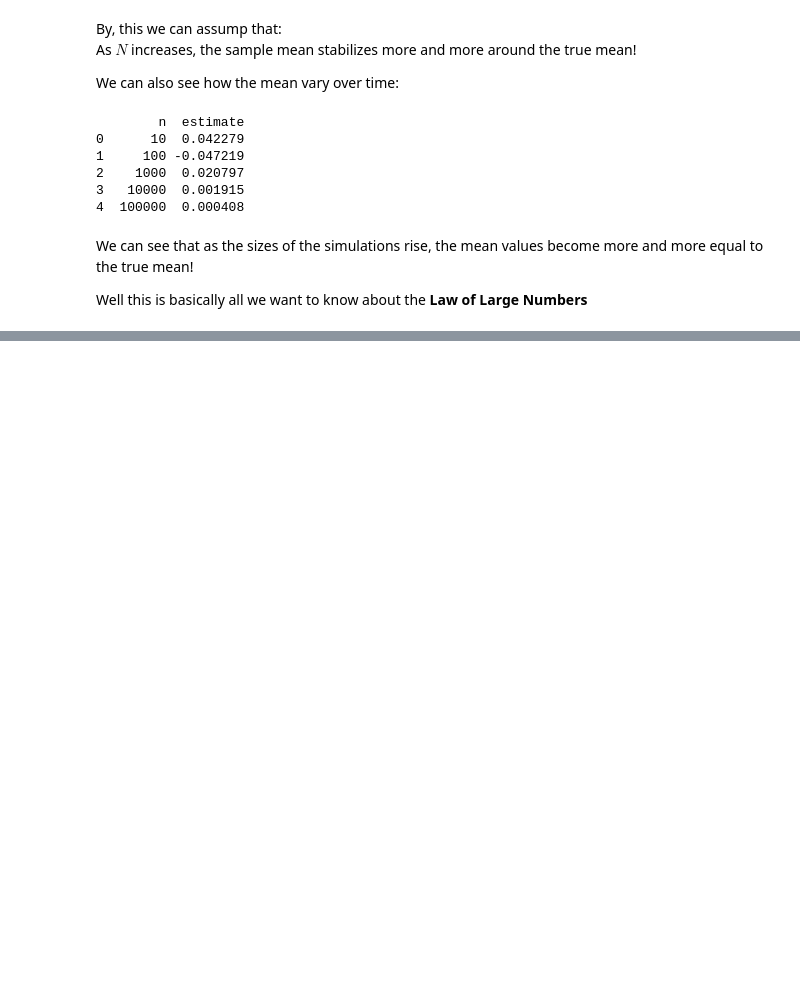
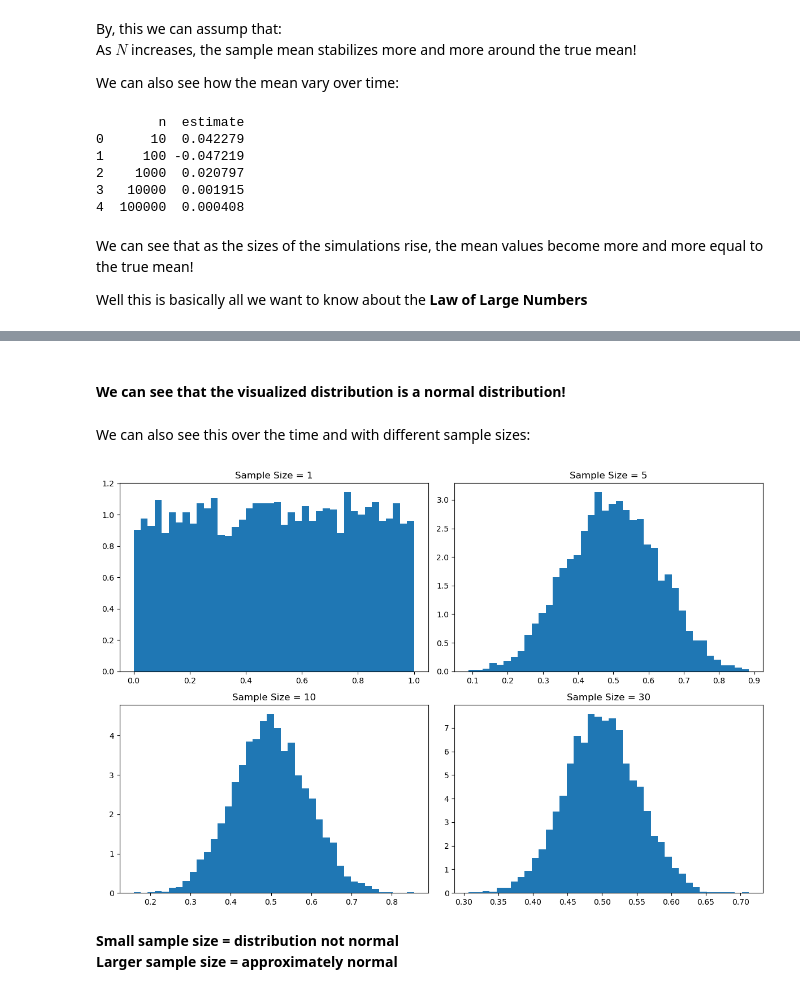
Before and after one commit to kvenov/The_Monte_Carlo_Method, a Jupyter notebook: monte_carlo_scientific_article.ipynb, the cells around one changed output, grey strips where cells are left out. Drawn from its saved outputs; the diff is of its cells as text; code cells hidden in the pictures; blank space fills up the shorter version.

```diff
--- a/monte_carlo_scientific_article.ipynb
+++ b/monte_carlo_scientific_article.ipynb
@@ -1142,0 +1197,29 @@ Well this is basically all we want to know about the **Law of Large Numbers**
+# %% [markdown]
+#### We can see that the visualized distribution is a normal distribution!
+# %% [markdown]
+We can also see this over the time and with different sample sizes:
+# %%
+sample_sizes = [1, 5, 10, 30]
+
+plt.figure(figsize=(12,8))
+
+for i, size in enumerate(sample_sizes):
+
+    means = []
+
+    for _ in range(5000):
+        sample = np.random.uniform(0,1,size)
+        estimated_mean = np.mean(sample)
+        means.append(estimated_mean)
+
+    plt.subplot(2,2,i+1)
+    plt.hist(means, bins=40, density=True)
+    plt.title(f"Sample Size = {size}")
+
+plt.tight_layout()
+plt.show()
+# %% [output]
+[figure, added]
+# %% [markdown]
+**Small sample size = distribution not normal** \
+**Larger sample size = approximately normal**
```
Also changed, not shown: parts of 3 cells of this notebook.
